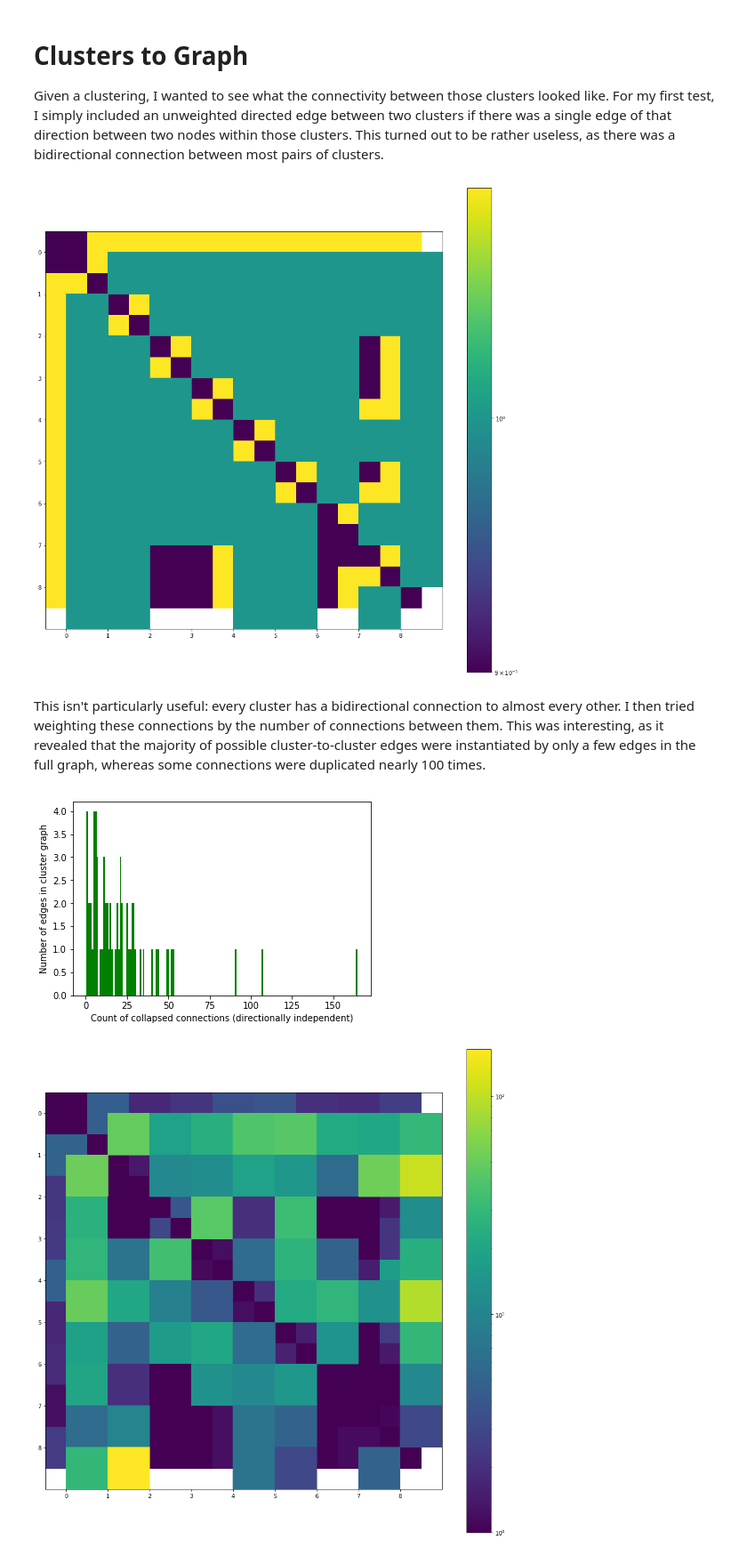
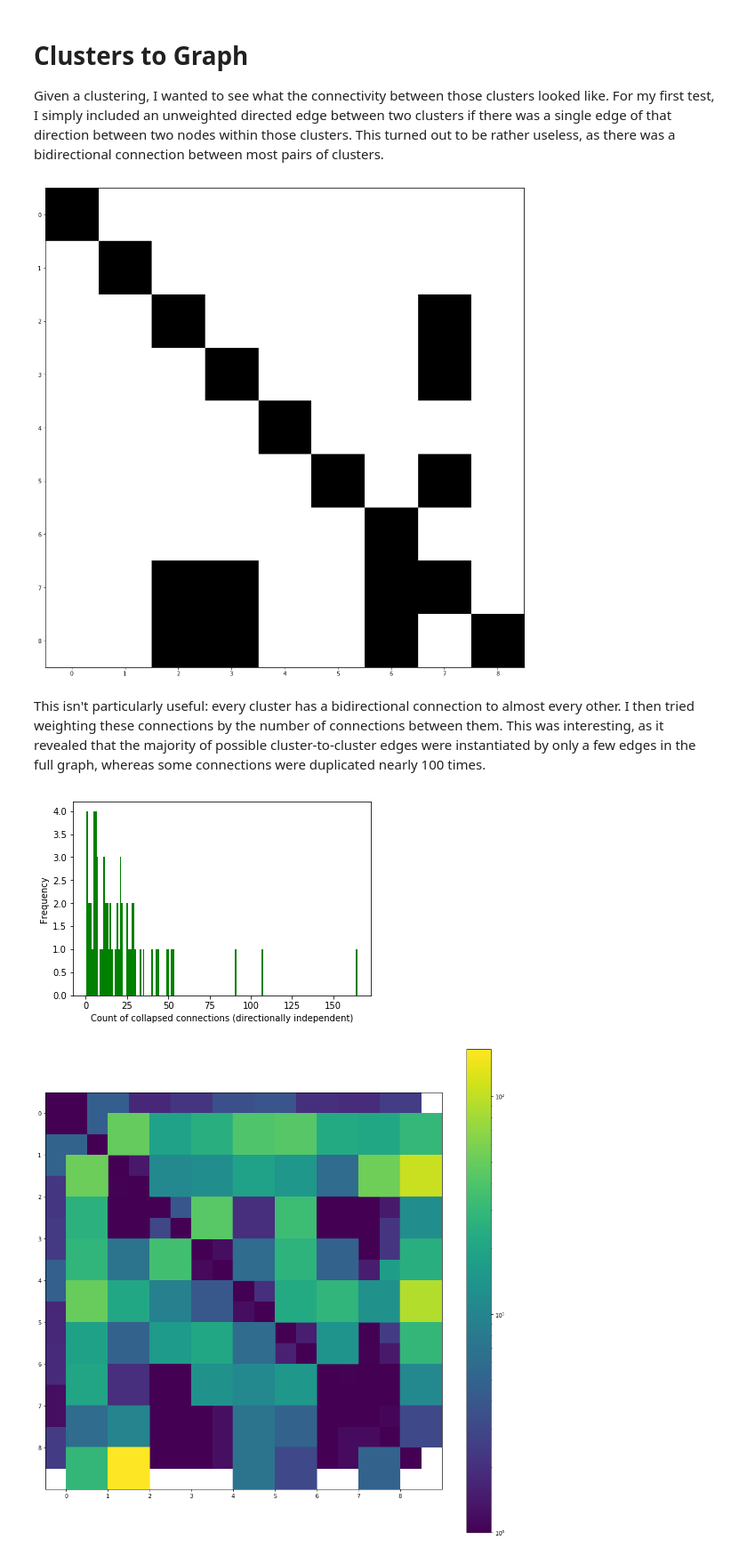
Before and after one commit to 3000farad/neuroloops, a Jupyter notebook: neuroloops.ipynb, the cells around one changed output. Shown at 89% size. Saved outputs shown, nothing was run; the diff lists cells and outputs as text; code cells hidden in the pictures.

```diff
--- a/neuroloops.ipynb
+++ b/neuroloops.ipynb
@@ -85,17 +85,25 @@ def get_node_cluster_map(cluster_nodes):
             node_cluster_map[node] = cluster
     return node_cluster_map
 
-# Courtesy Russ Poldrack, with a few changes
-# Note that I somehow broke this, causing
+# From Russ Poldrack, with a few changes
+# Note that this is somehow broken, as the matrix is duplicated
+# and shifted by half an element when using colored scaling.
+# Log coloration does work, however.
 def plot_adjmtx(G, bin=False, node_order=None, lines=None):
+    plt.figure(figsize=(16,16))
     # Build dataframe
     A = nx.to_numpy_array(G, nodelist=node_order, weight='weight')
-    #A = pd.DataFrame(A,columns=list(G.nodes),index=list(G.nodes))
+    if bin:
+        A = (A>0).astype('int')
+        cmap='gray'
+        plt.imshow(A, cmap='gray')
+    else:
+        cmap='viridis'
+        plt.imshow(A)
+        plt.pcolor(A, norm=matplotlib.colors.LogNorm(), cmap='viridis')
+        plt.colorbar()
+    #A = pd.DataFrame(A, columns=list(G.nodes), index=list(G.nodes))
     # Start plotting
-    plt.figure(figsize=(16,16))
-    plt.imshow(A)
-    plt.pcolor(A, norm=matplotlib.colors.LogNorm(), cmap='viridis')
-    plt.colorbar()
     # set the axes to use name labels rather than numbers
     ax=plt.gca()
     node_list=list(G.nodes)
@@ -111,6 +119,18 @@ def plot_adjmtx(G, bin=False, node_order=None, lines=None):
         plt.plot([0,graph_size],[line,line],color='w',linewidth=0.5)
         plt.plot([line,line],[0,graph_size],color='w',linewidth=0.5)
 
+def plot_spring(G):
+    plt.figure(figsize=(16,16))
+    edge_expansion=12
+    node_expansion=30
+    layout = nx.spring_layout(G, weight=None, k=0.4)
+    #weights=nx.get_edge_attributes(G,'weight')
+    _=nx.draw_networkx_edges(G,pos=layout, alpha=0.3)
+    #                      width=[weights[i]*edge_expansion for i in G.edges],)
+    _=nx.draw_networkx_nodes(G,pos=layout, node_color='blue', alpha=0.2, )
+    #                       node_size=[G.out_degree[i]*node_expansion for i in G.nodes]*node_expansion)
+    _=nx.draw_networkx_labels(G,pos=layout)
+
 # From https://www.learndatasci.com/tutorials/k-means-clustering-algorithms-python-intro/
 def graph_to_edge_matrix(G):
     # Initialize edge matrix with zeros
@@ -286,17 +306,17 @@ Given a clustering, I wanted to see what the connectivity between those clusters
 # %%
 # Build a cluster lookup map indexed by node name
 node_cluster_map = get_node_cluster_map(cluster_nodes)
 C = nx.DiGraph()
 for i in range(len(cluster_nodes)):
     C.add_node(i)
 for edge in list(G.edges):
     from_cluster = node_cluster_map[edge[0]]
     to_cluster = node_cluster_map[edge[1]]
     if from_cluster != to_cluster:
         C.add_edge(from_cluster, to_cluster)
-plot_adjmtx(C)
+plot_adjmtx(C, True)
 # %% [output]
-[figure, old version]
+[figure, new version]
 # %% [markdown]
 This isn't particularly useful: every cluster has a bidirectional connection to almost every other.  I then tried weighting these connections by the number of connections between them.  This was interesting, as it revealed that the majority of possible cluster-to-cluster edges were instantiated by only a few edges in the full graph, whereas some connections were duplicated nearly 100 times.
 # %%
@@ -319,10 +339,10 @@ weight_hist = get_weight_histogram(Cw)
 width = 1.0
 plt.bar(weight_hist.keys(), weight_hist.values(), width, color='g')
 plt.xlabel('Count of collapsed connections (directionally independent)')
-plt.ylabel('Number of edges in cluster graph')
+plt.ylabel('Frequency')
 plt.show()
 # %% [output]
-[figure, old version]
+[figure, new version]
 # %%
 plot_adjmtx(Cw)
 # %% [output]
```
Also changed, not shown: parts of 9 cells of this notebook, 1 other file.
